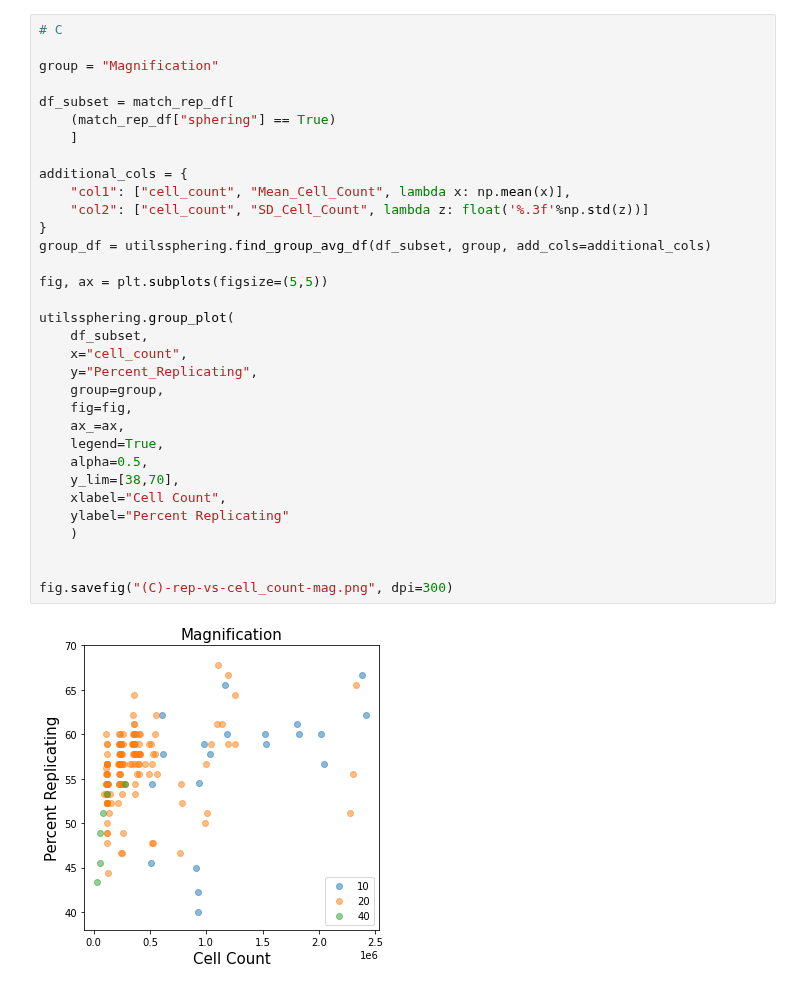
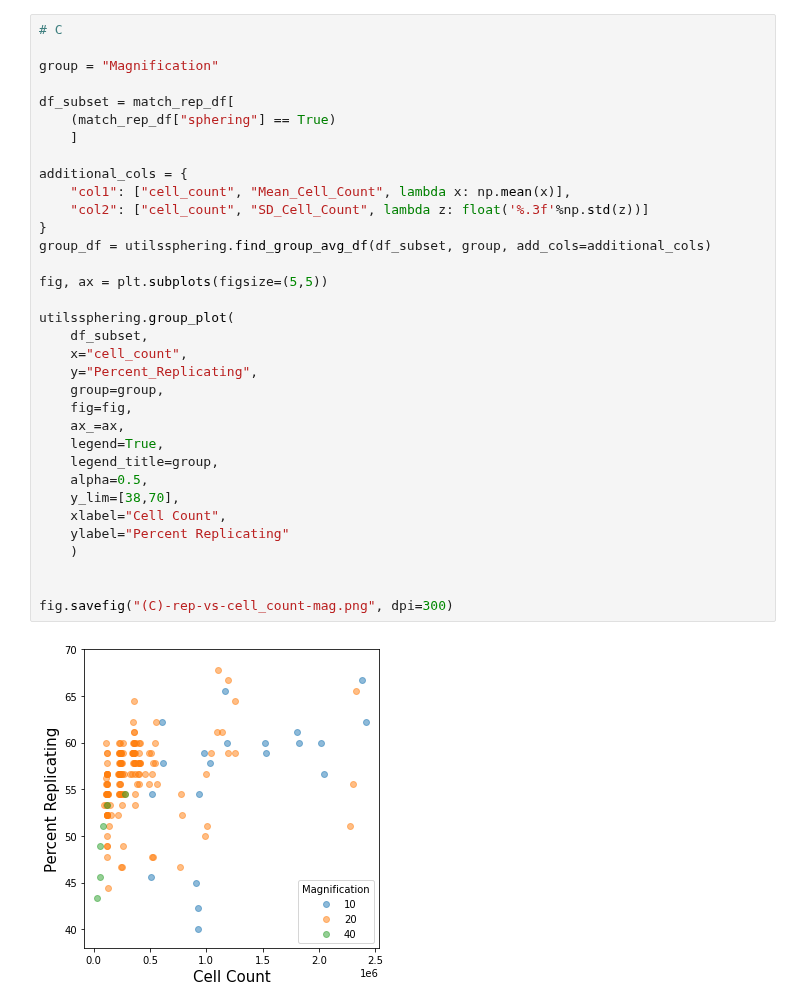
Before and after one commit to jump-cellpainting/jump-scope-analysis, a Jupyter notebook: notebooks/figures/figure1/figure1.ipynb, the cells around one changed output. Drawn from its saved outputs; the diff is of its cells as text.

```diff
--- a/notebooks/figures/figure1/figure1.ipynb
+++ b/notebooks/figures/figure1/figure1.ipynb
@@ -108,34 +107,35 @@ group = "Magnification"
 
 df_subset = match_rep_df[
     (match_rep_df["sphering"] == True)
     ]
 
 additional_cols = {
     "col1": ["cell_count", "Mean_Cell_Count", lambda x: np.mean(x)],
     "col2": ["cell_count", "SD_Cell_Count", lambda z: float('%.3f'%np.std(z))]
 }
 group_df = utilssphering.find_group_avg_df(df_subset, group, add_cols=additional_cols)
 
 fig, ax = plt.subplots(figsize=(5,5))
 
 utilssphering.group_plot(
     df_subset,
     x="cell_count",
     y="Percent_Replicating",
     group=group,
     fig=fig,
     ax_=ax,
     legend=True,
+    legend_title=group,
     alpha=0.5,
     y_lim=[38,70],
     xlabel="Cell Count",
     ylabel="Percent Replicating"
     )
 
 
 fig.savefig("(C)-rep-vs-cell_count-mag.png", dpi=300)
 # %% [output]
-[figure, old version]
+[figure, new version]
 # %%
 # D
 
```
Also changed, not shown: parts of 5 cells of this notebook, 23 other files.
